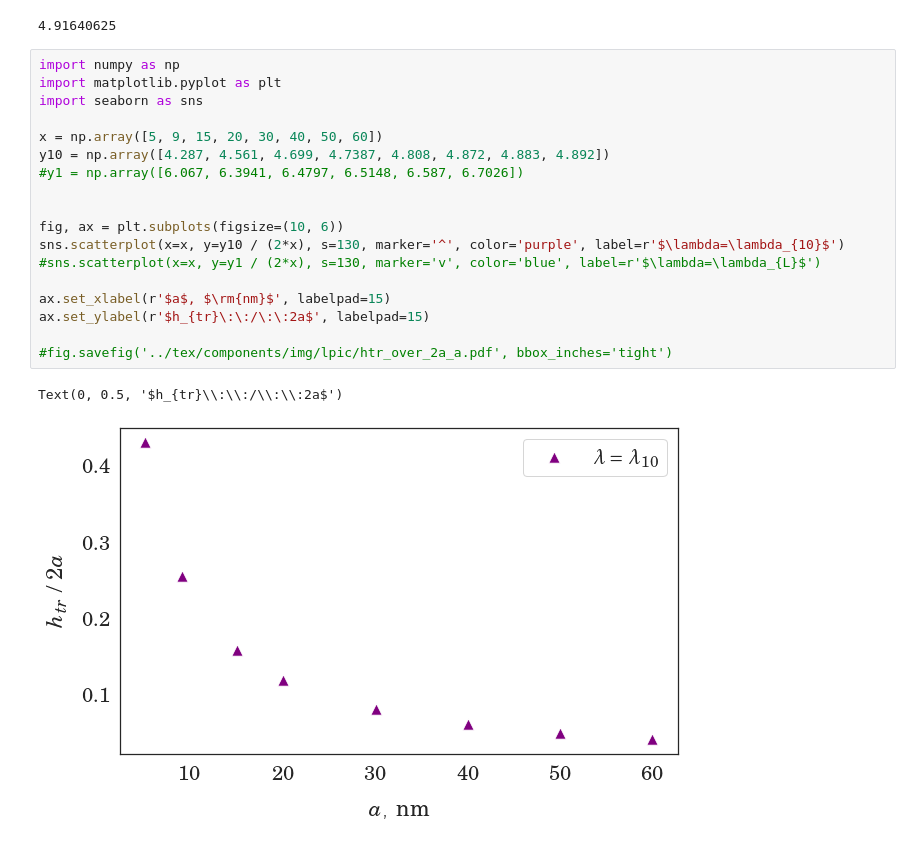
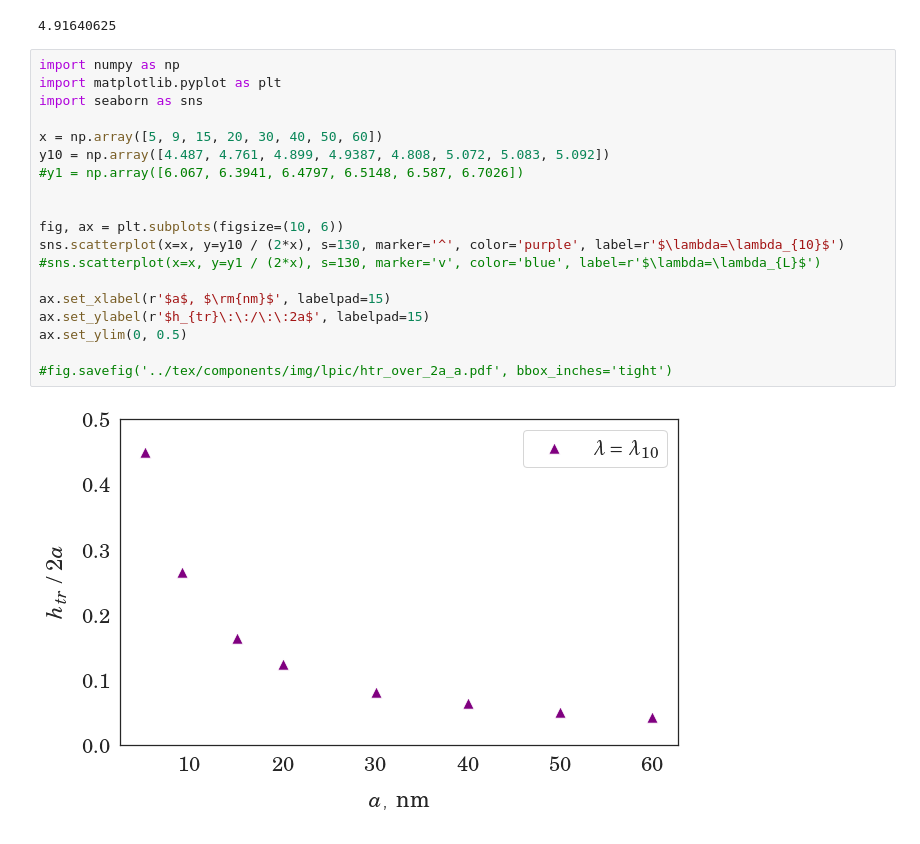
Before and after one commit to Misery7100-Magistracy/Angular-dispersion-boost, a Jupyter notebook: computations/lpic.ipynb, the cells around one changed output. Cells and saved outputs as stored; diff of their text form.

Commit message:
mstm plotting update

```diff
--- a/computations/lpic.ipynb
+++ b/computations/lpic.ipynb
@@ -16,21 +16,21 @@ msevn.lpic_est.thickness_transition_layer(datadir=datadir, imagesize=imagesize,
 # %%
 import numpy as np
 import matplotlib.pyplot as plt
 import seaborn as sns
 
 x = np.array([5, 9, 15, 20, 30, 40, 50, 60])
-y10 = np.array([4.287, 4.561, 4.699, 4.7387, 4.808, 4.872, 4.883, 4.892])
+y10 = np.array([4.487, 4.761, 4.899, 4.9387, 4.808, 5.072, 5.083, 5.092])
 #y1 = np.array([6.067, 6.3941, 6.4797, 6.5148, 6.587, 6.7026])
 
 
 fig, ax = plt.subplots(figsize=(10, 6))
 sns.scatterplot(x=x, y=y10 / (2*x), s=130, marker='^', color='purple', label=r'$\lambda=\lambda_{10}$')
 #sns.scatterplot(x=x, y=y1 / (2*x), s=130, marker='v', color='blue', label=r'$\lambda=\lambda_{L}$')
 
 ax.set_xlabel(r'$a$, $\rm{nm}$', labelpad=15)
 ax.set_ylabel(r'$h_{tr}\:\:/\:\:2a$', labelpad=15)
+ax.set_ylim(0, 0.5)
 
 #fig.savefig('../tex/components/img/lpic/htr_over_2a_a.pdf', bbox_inches='tight')
 # %% [output]
-Text(0, 0.5, '$h_{tr}\\:\\:/\\:\\:2a$')
-[figure, old version]
+[figure, new version]
```
Also changed, not shown: 13 other files.
